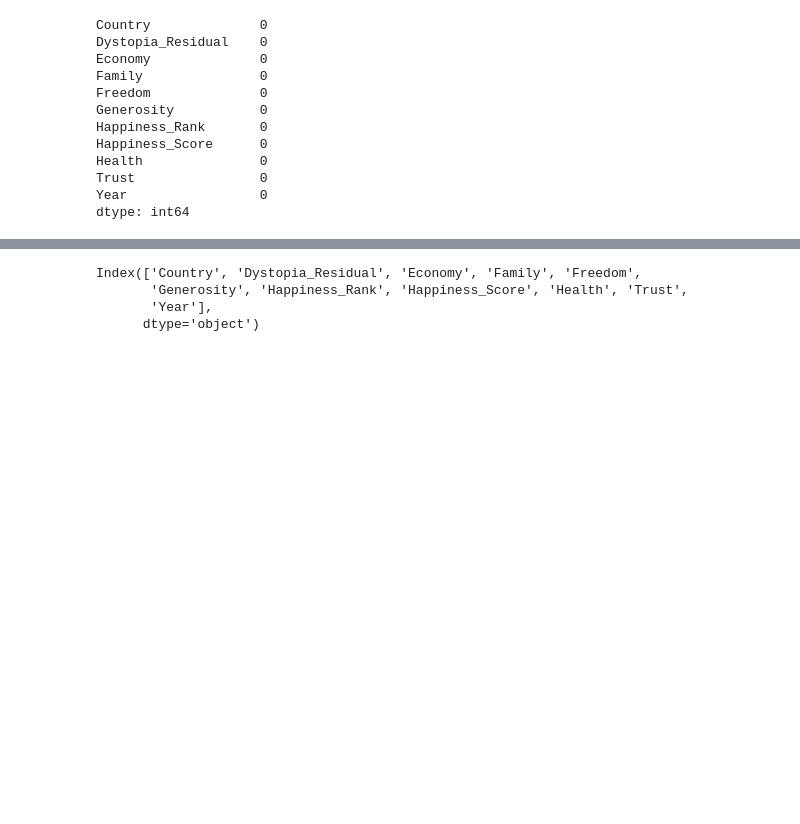
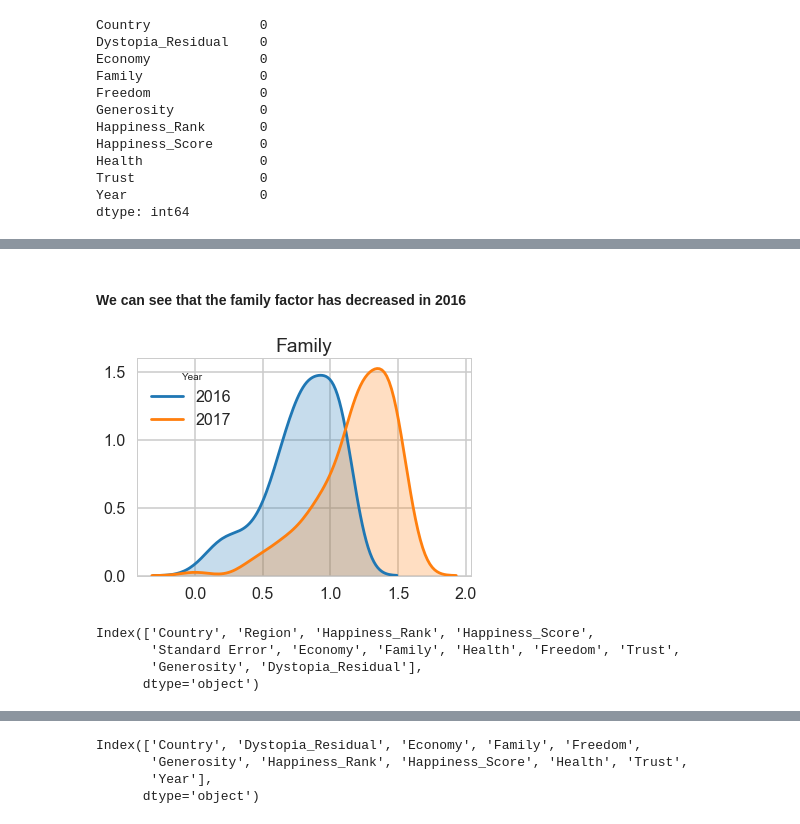
Before and after one commit to milony/BDA_Final_Project, a Jupyter notebook: Final_Project_BDIA.ipynb, the cells around one changed output, grey strips where cells are left out. Drawn from its saved outputs; the diff is of its cells as text; code cells hidden in the pictures; blank space fills up the shorter version.

```diff
--- a/Final_Project_BDIA.ipynb
+++ b/Final_Project_BDIA.ipynb
@@ -54,0 +120,5 @@ data1.rename(columns={'Country':'Country', 'Happiness.Rank':'Happiness_Rank','Ha
+# %%
+data17.rename(columns={'Country':'Country', 'Happiness.Rank':'Happiness_Rank','Happiness.Score':'Happiness_Score',
+ 'Economy..GDP.per.Capita.':'Economy', 'Family':'Family',
+       'Health..Life.Expectancy.':'Health', 'Freedom':'Freedom', 'Generosity':'Generosity',
+       'Trust..Government.Corruption.':'Trust','Dystopia.Residual':'Dystopia_Residual'},inplace=True)
@@ -218,0 +331,22 @@ dtype: int64
+# %% [markdown]
+#### We can see that the family factor has decreased in 2016
+# %%
+for frame in [data16,data17]:
+    plot_family=sns.kdeplot(frame['Family'], shade=True)
+
+plot_family.legend_.set_title("Year")
+plot_family.set_title("Family")
+# we will replace labels
+new_labels = ['2016','2017']
+
+for current_label_obj, label in zip(plot_family.legend_.texts, new_labels):
+    current_label_obj.set_text(label)
+# %% [output]
+[figure, added]
+# %%
+data15.columns
+# %% [output]
+Index(['Country', 'Region', 'Happiness_Rank', 'Happiness_Score',
+       'Standard Error', 'Economy', 'Family', 'Health', 'Freedom', 'Trust',
+       'Generosity', 'Dystopia_Residual'],
+      dtype='object')
```
Also changed, not shown: parts of 181 cells of this notebook.
